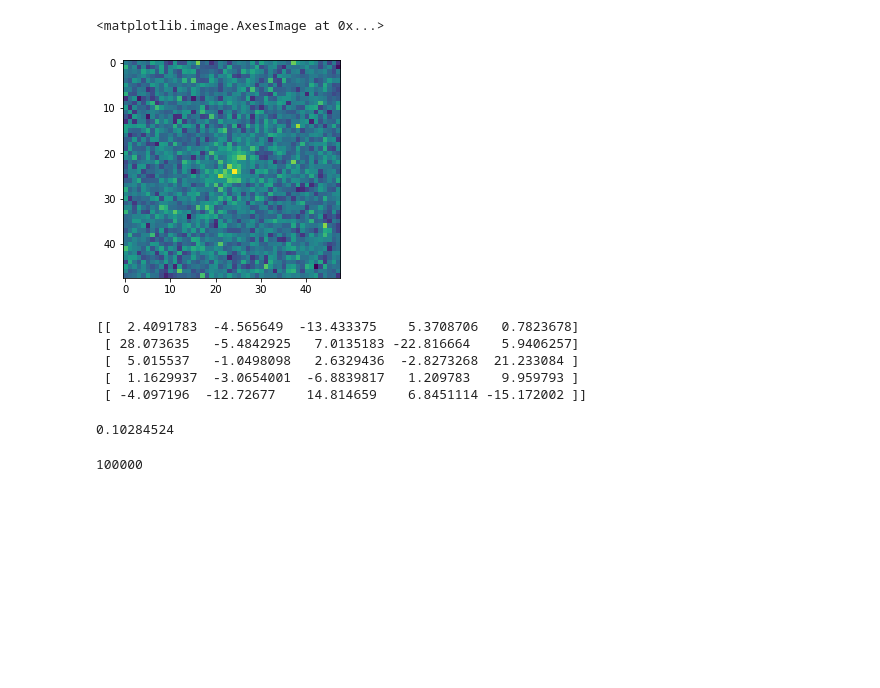
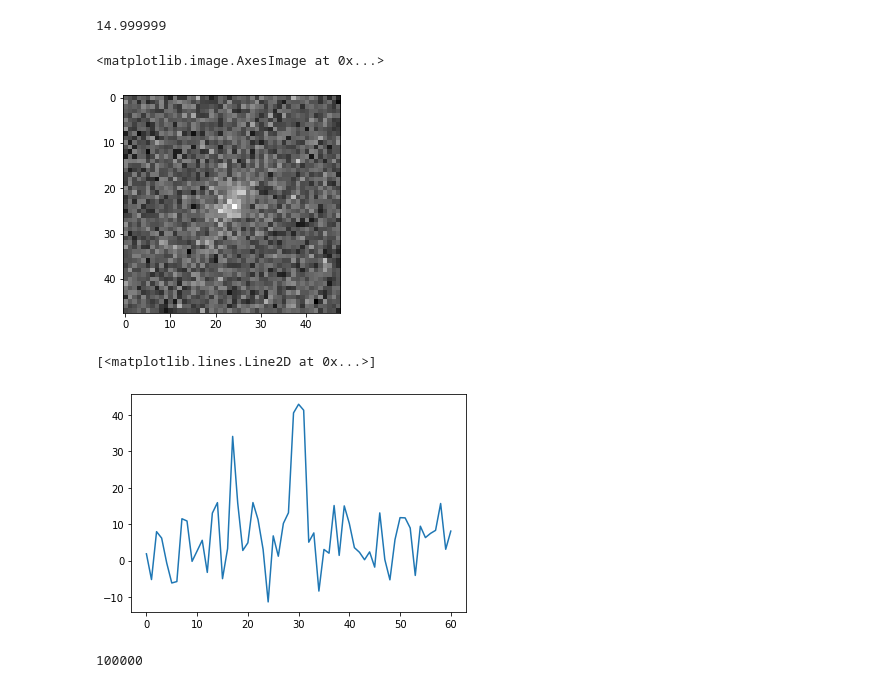
Before and after one commit to KinematicLensing/kl-nn, a Jupyter notebook: data_generate/test_training_data.ipynb, the cells around one changed output. Drawn from its saved outputs; the diff is of its cells as text; code cells hidden in the pictures; blank space fills up the shorter version.

```diff
--- a/data_generate/test_training_data.ipynb
+++ b/data_generate/test_training_data.ipynb
@@ -58,4 +58,6 @@ No.    Name      Ver    Type      Cards   Dimensions   Format
  12                1 ImageHDU        21   (48, 48)   float32
 # %%
 img = hdu[7].data
-noise = hdu[8].data
+noise_img = hdu[8].data
+spec = hdu[1].data
+noise_spec = hdu[2].data
@@ -62,21 +73,30 @@ noise = hdu[8].data
+# %%
+def scale_noise(data, noise, SNR):
+    data_copy = data.copy()
+    noise_copy = noise.copy()
+    segmask = data_copy > 0.1*np.max(data_copy)
+    data_copy[~segmask] = 0
+    noise_copy[~segmask] = 0
+    target = np.sum(data_copy)/SNR
+    noise *= target/np.sqrt(np.sum(noise_copy**2))
+    return noise
+# %%
+noise_new = scale_noise(img, noise_img, 15)
+img_seg, noise_seg_img, SNR_img = segmask_quick(img, noise_new)
+# %%
+print(SNR_img)
+# %% [output]
+14.999999
 # %%
-plt.imshow(img+noise)
+plt.imshow(img+noise_new, cmap='gray')
 # %% [output]
 <matplotlib.image.AxesImage at 0x...>
-[figure, old version]
+[figure, new version]
-# %%
-print(noise[:5, :5])
-# %% [output]
-[[  2.4091783  -4.565649  -13.433375    5.3708706   0.7823678]
- [ 28.073635   -5.4842925   7.0135183 -22.816664    5.9406257]
- [  5.015537   -1.0498098   2.6329436  -2.8273268  21.233084 ]
- [  1.1629937  -3.0654001  -6.8839817   1.209783    9.959793 ]
- [ -4.097196  -12.72677    14.814659    6.8451114 -15.172002 ]]
-# %%
-SNR = np.sum(img)/np.sum(np.abs(noise))
-print(SNR)
-# %% [output]
-0.10284524
+# %%
+plt.plot(spec+noise_spec)
+# %% [output]
+[<matplotlib.lines.Line2D at 0x...>]
+[figure, added]
 # %%
 pixscale = hdu[7].header['PIXSCALE']
 fiber_offset = 1.5
```
Also changed, not shown: parts of 2 cells of this notebook, 7 other files.
